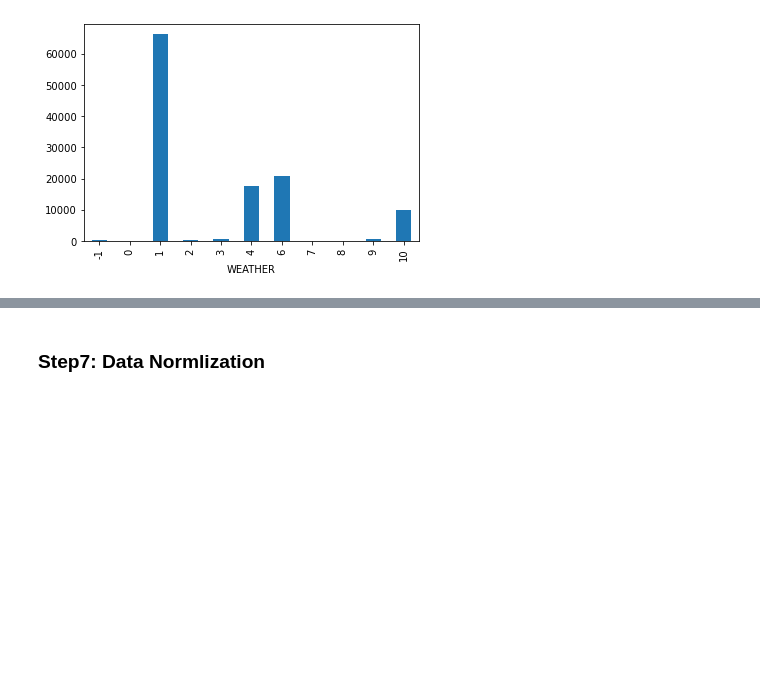
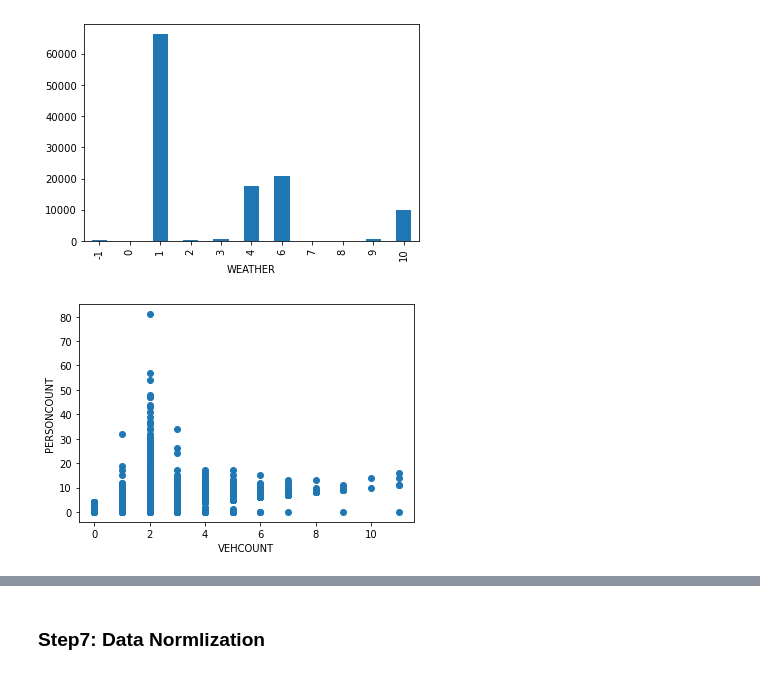
Before and after one commit to hindahmad431/IBM_DATASCIENCE_CAPSTONE, a Jupyter notebook: Predicting_Car_Accident.ipynb, the cells around one changed output, grey strips where cells are left out. Drawn from its saved outputs; the diff is of its cells as text; code cells hidden in the pictures; blank space fills up the shorter version.

```diff
--- a/Predicting_Car_Accident.ipynb
+++ b/Predicting_Car_Accident.ipynb
@@ -201,3 +201,10 @@ df1.groupby('WEATHER')['WEATHER'].count().plot(kind='bar')
 # %% [output]
 <matplotlib.axes._subplots.AxesSubplot at 0x...>
 [figure]
+# %%
+ax = plt.scatter(df1['VEHCOUNT'], df1['PERSONCOUNT'])
+plt.xlabel('VEHCOUNT')
+plt.ylabel('PERSONCOUNT')
+plt.show()
+# %% [output]
+[figure, added]
```
Also changed, not shown: parts of 4 cells of this notebook.
